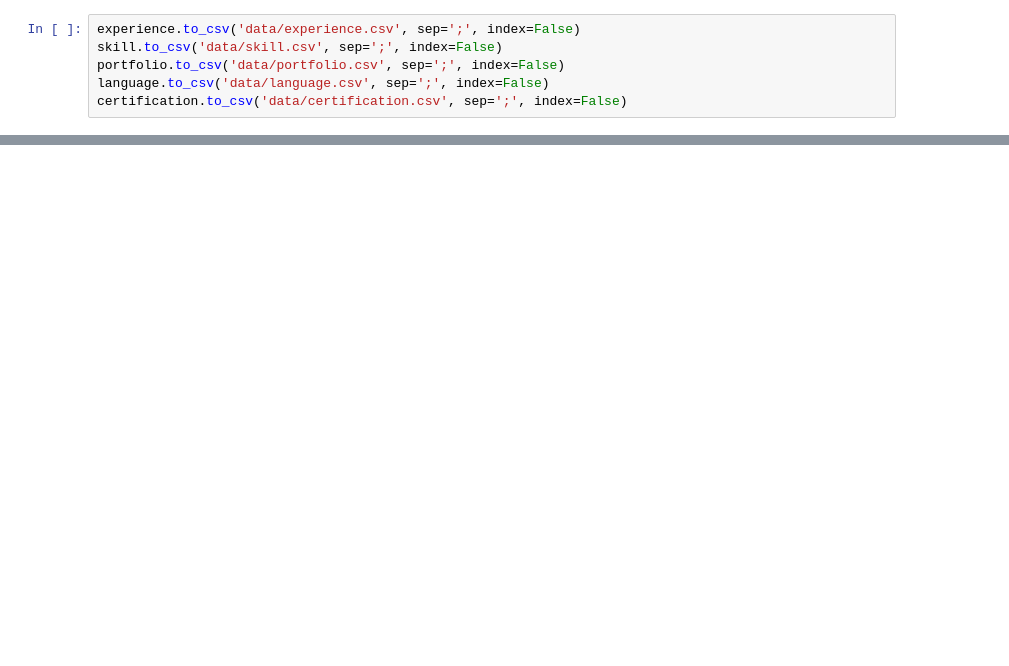
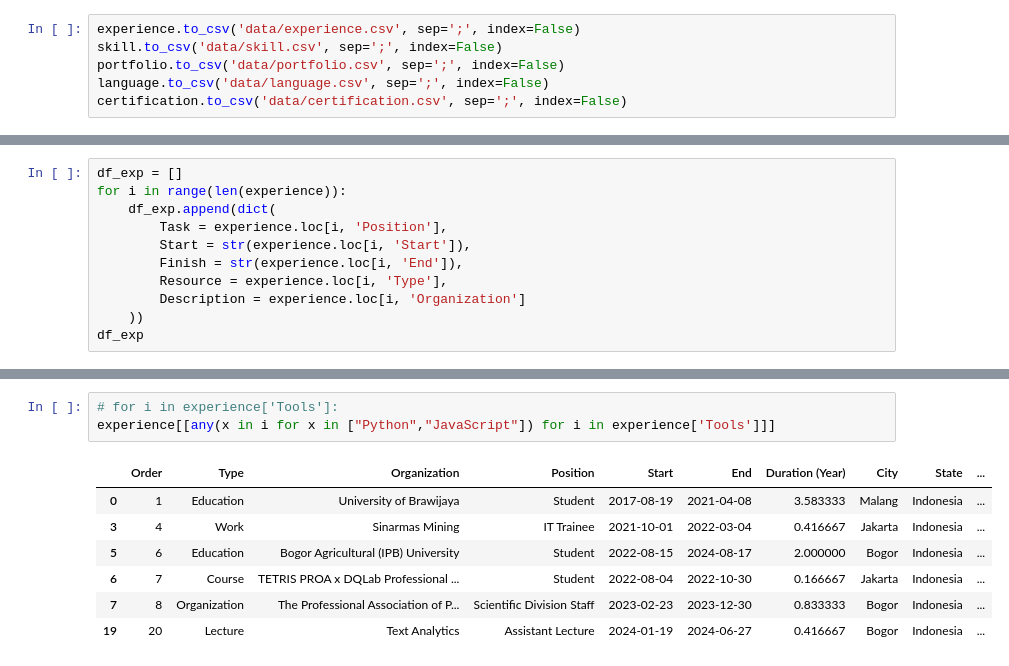
Before and after one commit to nurkhamidah/cv, a Jupyter notebook: test_var.ipynb, the cells around one changed output, grey strips where cells are left out. Saved outputs shown, nothing was run; the diff lists cells and outputs as text; blank space fills up the shorter version.

```diff
--- a/test_var.ipynb
+++ b/test_var.ipynb
@@ -150,0 +160,11 @@ certification.to_csv('data/certification.csv', sep=';', index=False)
+# %%
+df_exp = []
+for i in range(len(experience)):
+    df_exp.append(dict(
+        Task = experience.loc[i, 'Position'],
+        Start = str(experience.loc[i, 'Start']),
+        Finish = str(experience.loc[i, 'End']),
+        Resource = experience.loc[i, 'Type'],
+        Description = experience.loc[i, 'Organization']
+    ))
+df_exp
@@ -150,0 +284,11 @@ certification.to_csv('data/certification.csv', sep=';', index=False)
+# %%
+# for i in experience['Tools']:
+experience[[any(x in i for x in ["Python","JavaScript"]) for i in experience['Tools']]]
+# %% [output]
+|  | Order | Type | Organization | Position | Start | End | Duration (Year) | City | State | ... |
+| 0 | 1 | Education | University of Brawijaya | Student | 2017-08-19 | 2021-04-08 | 3.583333 | Malang | Indonesia | ... |
+| 3 | 4 | Work | Sinarmas Mining | IT Trainee | 2021-10-01 | 2022-03-04 | 0.416667 | Jakarta | Indonesia | ... |
+| 5 | 6 | Education | Bogor Agricultural (IPB) University | Student | 2022-08-15 | 2024-08-17 | 2.000000 | Bogor | Indonesia | ... |
+| 6 | 7 | Course | TETRIS PROA x DQLab Professional ... | Student | 2022-08-04 | 2022-10-30 | 0.166667 | Jakarta | Indonesia | ... |
+| 7 | 8 | Organization | The Professional Association of P... | Scientific Division Staff | 2023-02-23 | 2023-12-30 | 0.833333 | Bogor | Indonesia | ... |
+| 19 | 20 | Lecture | Text Analytics | Assistant Lecture | 2024-01-19 | 2024-06-27 | 0.416667 | Bogor | Indonesia | ... |
```
Also changed, not shown: parts of 15 cells of this notebook, 9 other files.
